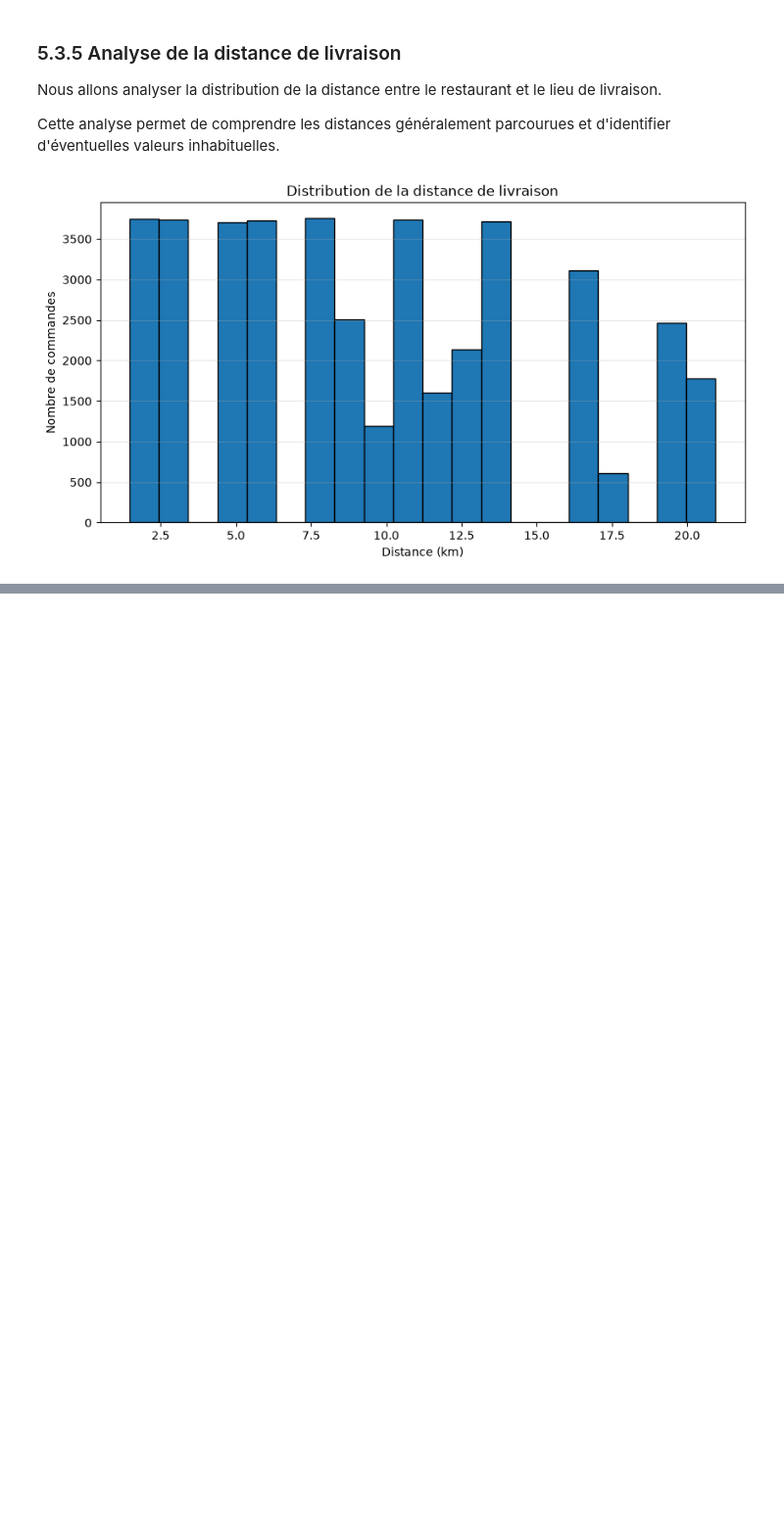
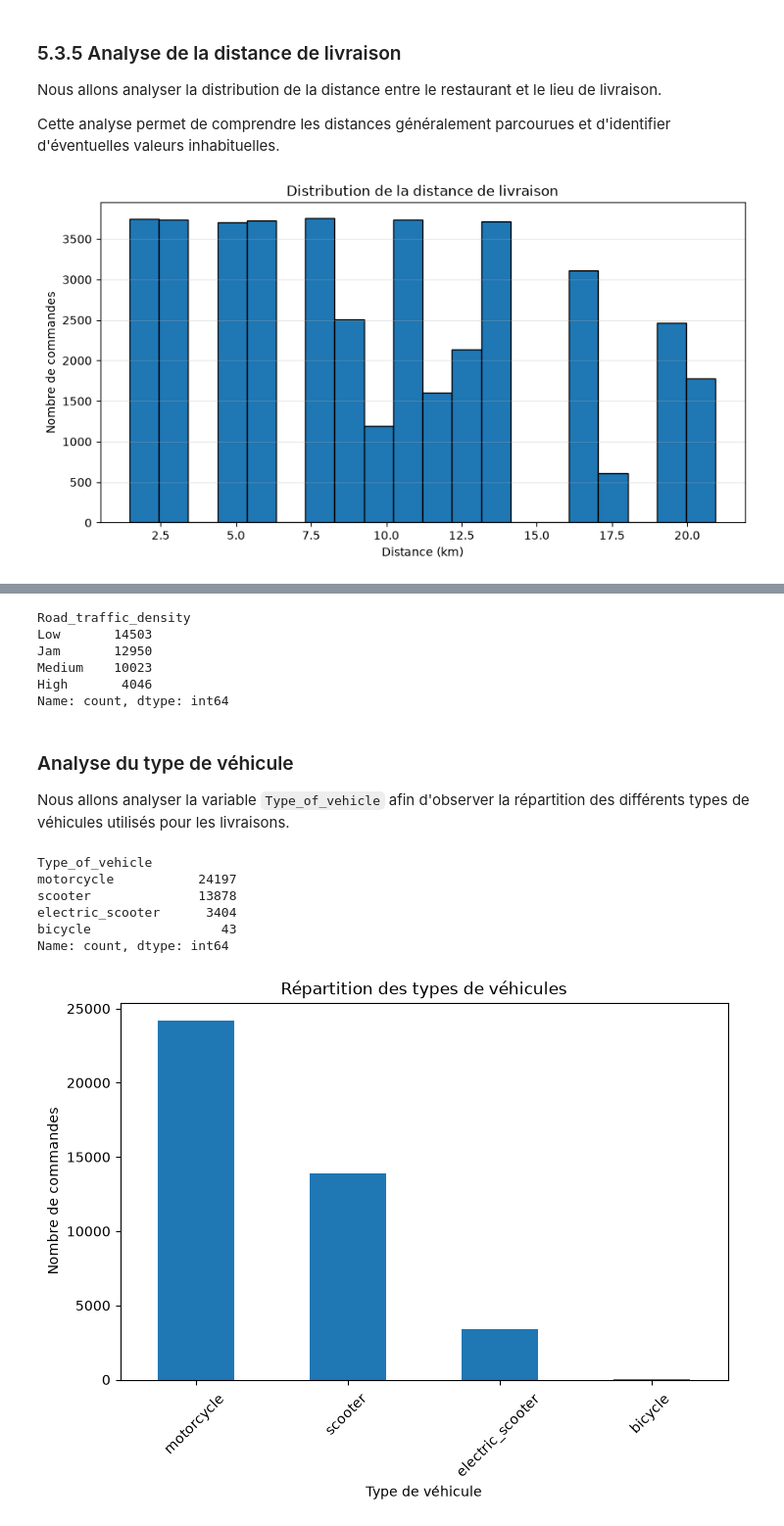
Before and after one commit to lahcen404/DeliveryETA, a Jupyter notebook: notebooks/eda-deliveryETA.ipynb, the cells around one changed output, grey strips where cells are left out. Shown at 98% size. Saved outputs shown, nothing was run; the diff lists cells and outputs as text; code cells hidden in the pictures; blank space fills up the shorter version.

```diff
--- a/notebooks/eda-deliveryETA.ipynb
+++ b/notebooks/eda-deliveryETA.ipynb
@@ -243,0 +332,4 @@ plt.show()
+# %%
+clean_df["Road_traffic_density"] = (
+    clean_df["Road_traffic_density"].str.strip()
+)
@@ -243,0 +345,42 @@ plt.show()
+# %%
+clean_df["Road_traffic_density"] = (
+    clean_df["Road_traffic_density"].replace(
+        "Unknown",
+        clean_df["Road_traffic_density"].mode()[0]
+    )
+)
+
+clean_df["Road_traffic_density"].value_counts()
+# %% [output]
+Road_traffic_density
+Low       14503
+Jam       12950
+Medium    10023
+High       4046
+Name: count, dtype: int64
+# %% [markdown]
+###  Analyse du type de véhicule
+
+Nous allons analyser la variable `Type_of_vehicle` afin d'observer la répartition des différents types de véhicules utilisés pour les livraisons.
+# %%
+clean_df["Type_of_vehicle"].value_counts()
+# %% [output]
+Type_of_vehicle
+motorcycle           24197
+scooter              13878
+electric_scooter      3404
+bicycle                 43
+Name: count, dtype: int64
+# %%
+clean_df["Type_of_vehicle"].value_counts().plot(
+    kind="bar",
+    figsize=(8, 5)
+)
+
+plt.xlabel("Type de véhicule")
+plt.ylabel("Nombre de commandes")
+plt.title("Répartition des types de véhicules")
+plt.xticks(rotation=45)
+plt.show()
+# %% [output]
+[figure, added]
```
Also changed, not shown: parts of 35 cells of this notebook.
